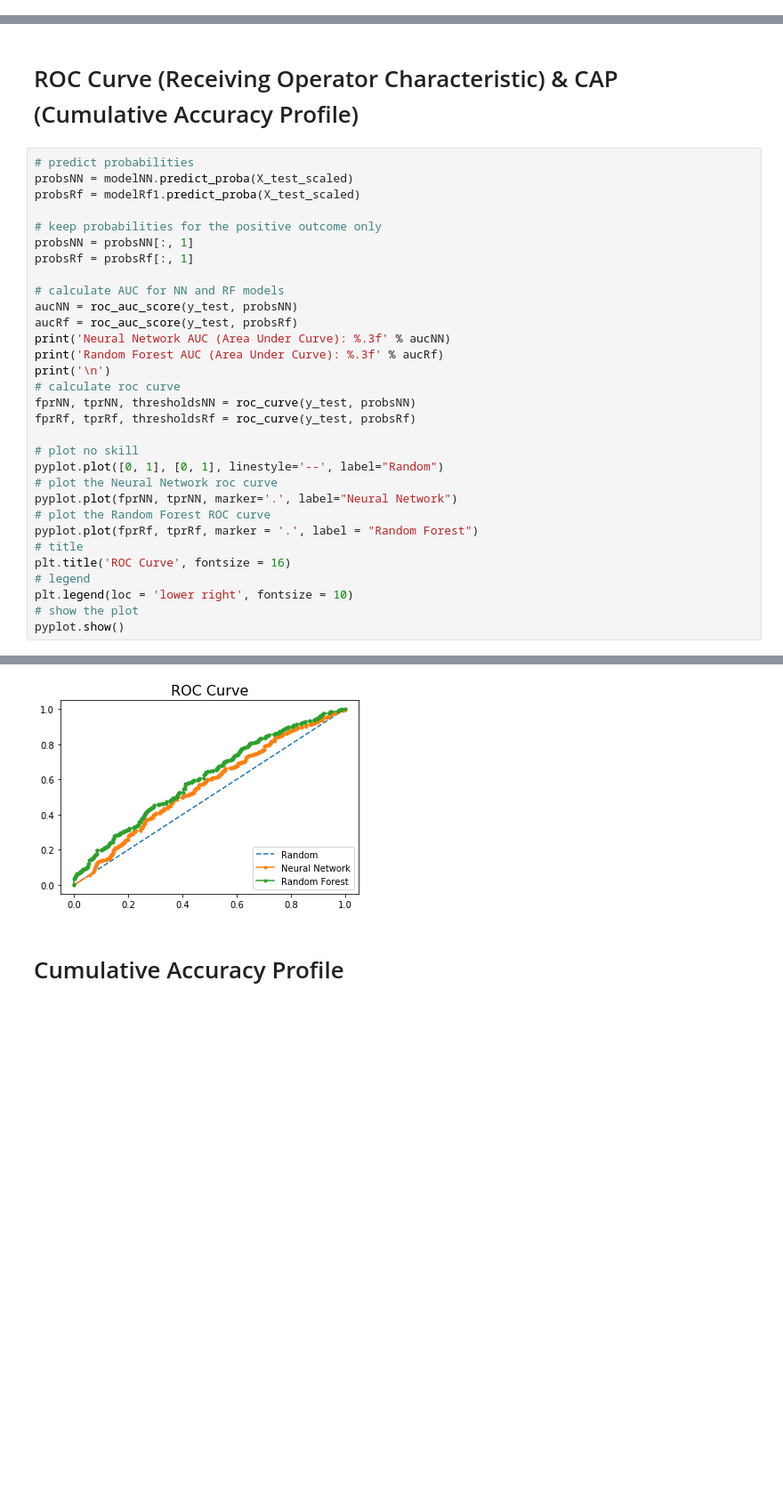
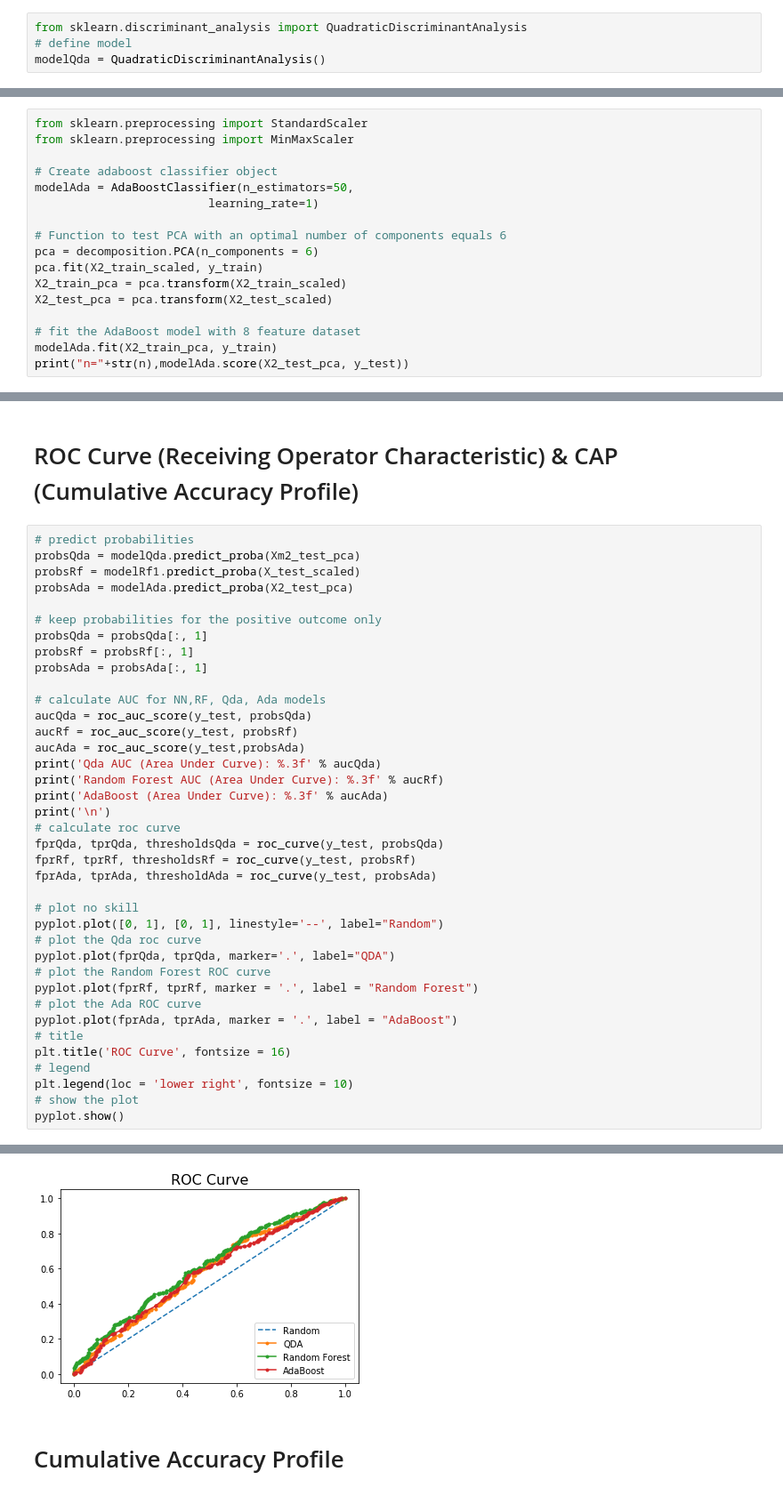
Before and after one commit to styrofomeBoots/project_3, a Jupyter notebook: bryan_workbook.ipynb, the cells around one changed output, grey strips where cells are left out. Shown at 89% size. Drawn from its saved outputs; the diff is of its cells as text; blank space fills up the shorter version.

```diff
--- a/bryan_workbook.ipynb
+++ b/bryan_workbook.ipynb
@@ -484,0 +523,4 @@ Accuracy: 0.5315934065934066
+# %%
+from sklearn.discriminant_analysis import QuadraticDiscriminantAnalysis
+# define model
+modelQda = QuadraticDiscriminantAnalysis()
@@ -484,0 +597,17 @@ Accuracy: 0.5315934065934066
+# %%
+from sklearn.preprocessing import StandardScaler
+from sklearn.preprocessing import MinMaxScaler
+
+# Create adaboost classifier object
+modelAda = AdaBoostClassifier(n_estimators=50,
+                         learning_rate=1)
+
+# Function to test PCA with an optimal number of components equals 6
+pca = decomposition.PCA(n_components = 6)
+pca.fit(X2_train_scaled, y_train)
+X2_train_pca = pca.transform(X2_train_scaled)
+X2_test_pca = pca.transform(X2_test_scaled)
+
+# fit the AdaBoost model with 8 feature dataset
+modelAda.fit(X2_train_pca, y_train)
+print("n="+str(n),modelAda.score(X2_test_pca, y_test))
@@ -514,29 +647,36 @@ Deep Neural Network: 0.5467032790184021
 # ROC Curve (Receiving Operator Characteristic) & CAP (Cumulative Accuracy Profile)
 # %%
 # predict probabilities
-probsNN = modelNN.predict_proba(X_test_scaled)
+probsQda = modelQda.predict_proba(Xm2_test_pca)
 probsRf = modelRf1.predict_proba(X_test_scaled)
+probsAda = modelAda.predict_proba(X2_test_pca)
 
 # keep probabilities for the positive outcome only
-probsNN = probsNN[:, 1]
+probsQda = probsQda[:, 1]
 probsRf = probsRf[:, 1]
+probsAda = probsAda[:, 1]
 
-# calculate AUC for NN and RF models
-aucNN = roc_auc_score(y_test, probsNN)
+# calculate AUC for NN,RF, Qda, Ada models
+aucQda = roc_auc_score(y_test, probsQda)
 aucRf = roc_auc_score(y_test, probsRf)
-print('Neural Network AUC (Area Under Curve): %.3f' % aucNN)
+aucAda = roc_auc_score(y_test,probsAda)
+print('Qda AUC (Area Under Curve): %.3f' % aucQda)
 print('Random Forest AUC (Area Under Curve): %.3f' % aucRf)
+print('AdaBoost (Area Under Curve): %.3f' % aucAda)
 print('\n')
 # calculate roc curve
-fprNN, tprNN, thresholdsNN = roc_curve(y_test, probsNN)
+fprQda, tprQda, thresholdsQda = roc_curve(y_test, probsQda)
 fprRf, tprRf, thresholdsRf = roc_curve(y_test, probsRf)
+fprAda, tprAda, thresholdAda = roc_curve(y_test, probsAda)
 
 # plot no skill
 pyplot.plot([0, 1], [0, 1], linestyle='--', label="Random")
-# plot the Neural Network roc curve
-pyplot.plot(fprNN, tprNN, marker='.', label="Neural Network")
+# plot the Qda roc curve
+pyplot.plot(fprQda, tprQda, marker='.', label="QDA")
 # plot the Random Forest ROC curve
 pyplot.plot(fprRf, tprRf, marker = '.', label = "Random Forest")
+# plot the Ada ROC curve
+pyplot.plot(fprAda, tprAda, marker = '.', label = "AdaBoost")
 # title
 plt.title('ROC Curve', fontsize = 16)
 # legend
@@ -549,4 +690,4 @@ Random Forest AUC (Area Under Curve): 0.610
-[figure, old version]
+[figure, new version]
 # %% [markdown]
 # Cumulative Accuracy Profile
 # %%
```
Also changed, not shown: parts of 22 cells of this notebook.
